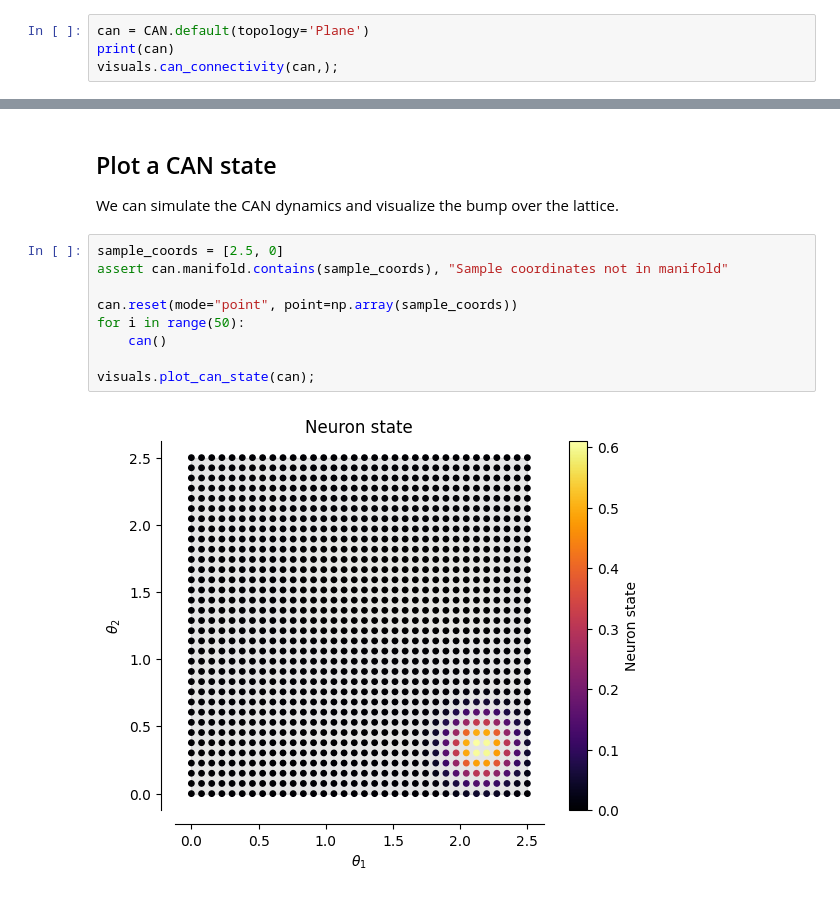
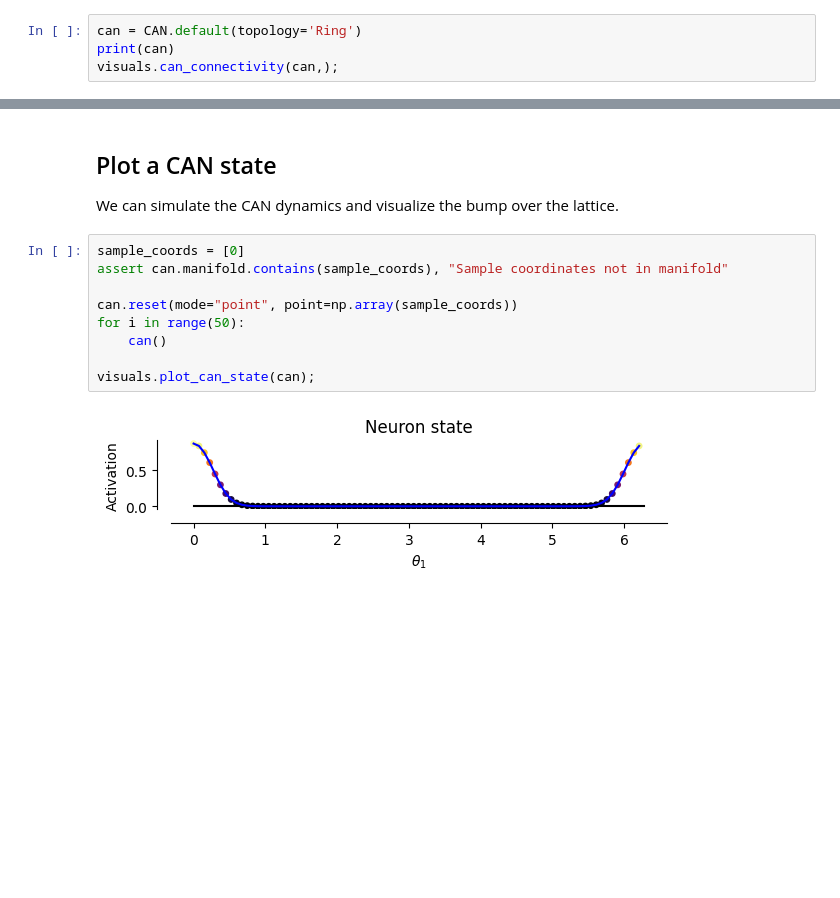
Before and after one commit to FieteLab/MADE, a Jupyter notebook: made/notebooks/visualize_connectivity.ipynb, the cells around one changed output, grey strips where cells are left out. Drawn from its saved outputs; the diff is of its cells as text; blank space fills up the shorter version.

```diff
--- a/made/notebooks/visualize_connectivity.ipynb
+++ b/made/notebooks/visualize_connectivity.ipynb
@@ -20,7 +20,7 @@ f, ax = visuals.plot_lattice(m, show_distances=True, distance_point=sample)
 ## CAN
 Create a CAN and visualize the connnectivity matrix from a few sampled neurons.
 # %%
-can = CAN.default(topology='Plane')
+can = CAN.default(topology='Ring')
 print(can)
 visuals.can_connectivity(can,);
 # %% [output]
@@ -30,13 +30,13 @@ CAN(spacing=0.075, N neurons=1156)
 ## Plot a CAN state
 We can simulate the CAN dynamics and visualize the bump over the lattice.
 # %%
-sample_coords = [2.5, 0]
+sample_coords = [0]
 assert can.manifold.contains(sample_coords), "Sample coordinates not in manifold"
 
 can.reset(mode="point", point=np.array(sample_coords))
 for i in range(50):
     can()
 
 visuals.plot_can_state(can);
 # %% [output]
-[figure, old version]
+[figure, new version]
```
Also changed, not shown: parts of 2 cells of this notebook, 5 other files.
